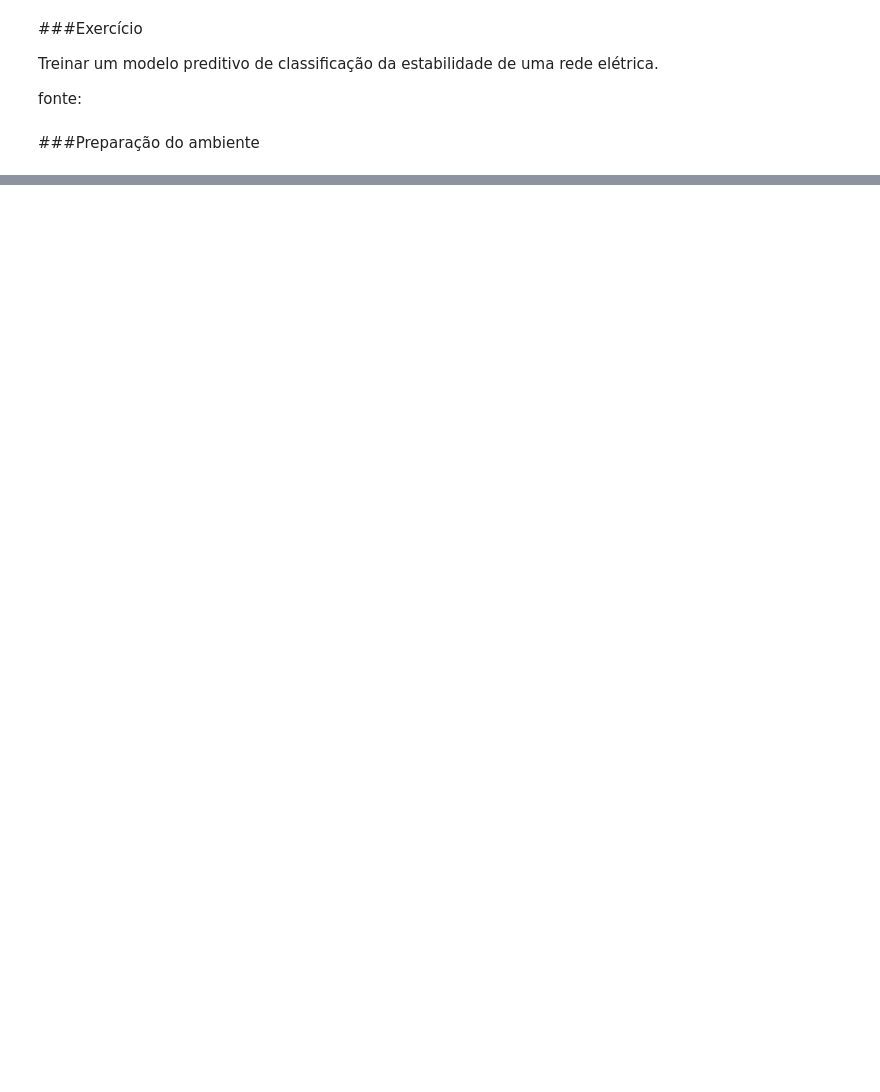
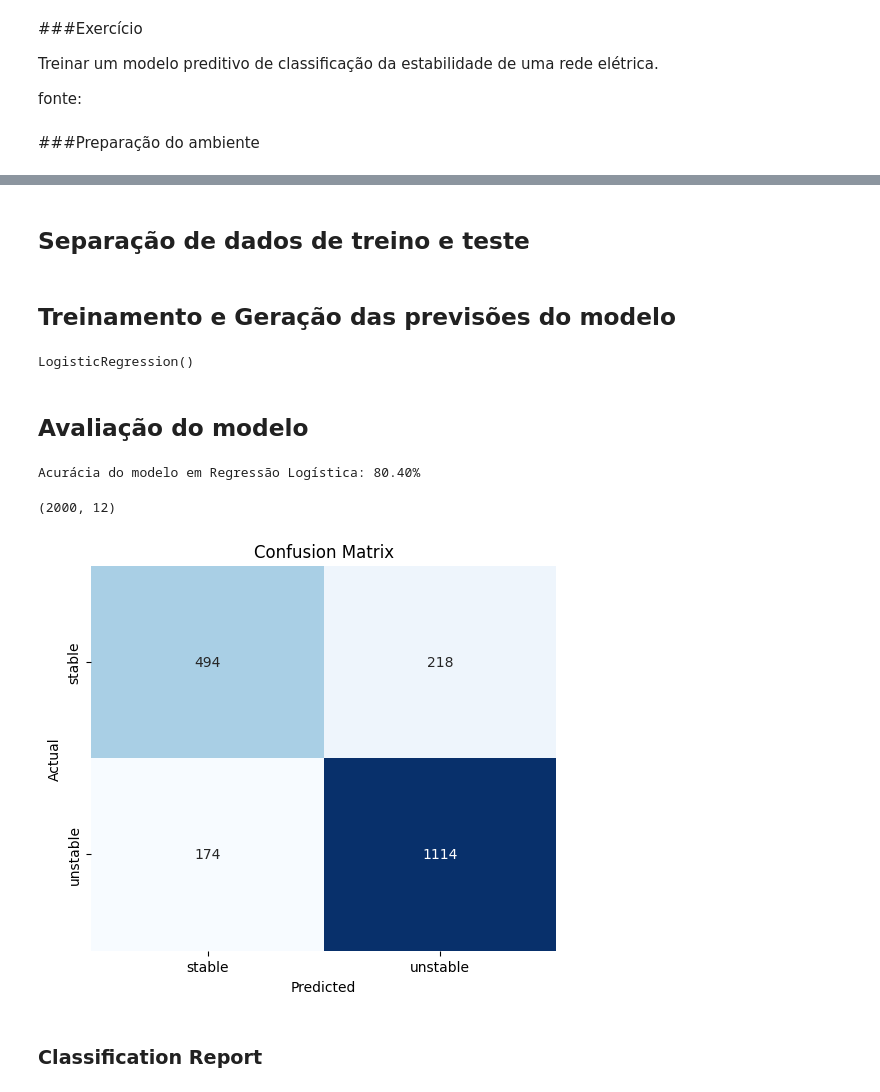
Before and after one commit to pedrosampaiom2007-gif/Machine-Learning, a Jupyter notebook: AULA_06_ML_e_Energia_Python.ipynb, the cells around one changed output, grey strips where cells are left out. Saved outputs shown, nothing was run; the diff lists cells and outputs as text; code cells hidden in the pictures; blank space fills up the shorter version.

```diff
--- a/AULA_06_ML_e_Energia_Python.ipynb
+++ b/AULA_06_ML_e_Energia_Python.ipynb
@@ -34,0 +144,34 @@ from sklearn.metrics import classification_report #Resumo de métricas
+# %% [markdown]
+## Separação de dados de treino e teste
+# %%
+# x_train,x_test, y_train,y_test
+x_train,x_test,y_train,y_test = train_test_split(x,y,test_size=0.2,random_state=1)
+# amostra estratificada(balanceamento de classes)
+# x_train,x_test,y_train,y_test = train_test_split(x,y,test_size=0.2,random_state=1,stratify=y)
+# %% [markdown]
+## Treinamento e Geração das previsões do modelo
+# %%
+# instanciando o modelo
+modelo_lr=LogisticRegression()
+# %%
+# treinando o modelo
+modelo_lr.fit(x_train,y_train)
+# %% [output]
+LogisticRegression()
+# %%
+# Gerando as previsões
+y_predict = modelo_lr.predict(x_test)
+# %% [markdown]
+## Avaliação do modelo
+# %%
+# Acurácia
+acuracia= accuracy_score(y_test,y_predict)
+print(f"Acurácia do modelo em Regressão Logística: {acuracia*100:.2f}%")
+# %% [output]
+Acurácia do modelo em Regressão Logística: 80.40%
+# %%
+x.shape, # tamanho total dos dados
+x_train.shape,# amostra de treino
+x_test.shape # amostra de teste
+# %% [output]
+(2000, 12)
@@ -34,0 +180,14 @@ from sklearn.metrics import classification_report #Resumo de métricas
+# %%
+cm = confusion_matrix(y_test, y_predict)
+
+plt.figure(figsize=(6, 5))
+sns.heatmap(cm, annot=True, fmt='d', cmap='Blues', cbar=False,
+            xticklabels=['stable', 'unstable'], yticklabels=['stable', 'unstable'])
+plt.xlabel('Predicted')
+plt.ylabel('Actual')
+plt.title('Confusion Matrix')
+plt.show()
+# %% [output]
+[figure, added]
+# %% [markdown]
+### Classification Report
```
Also changed, not shown: parts of 15 cells of this notebook.
